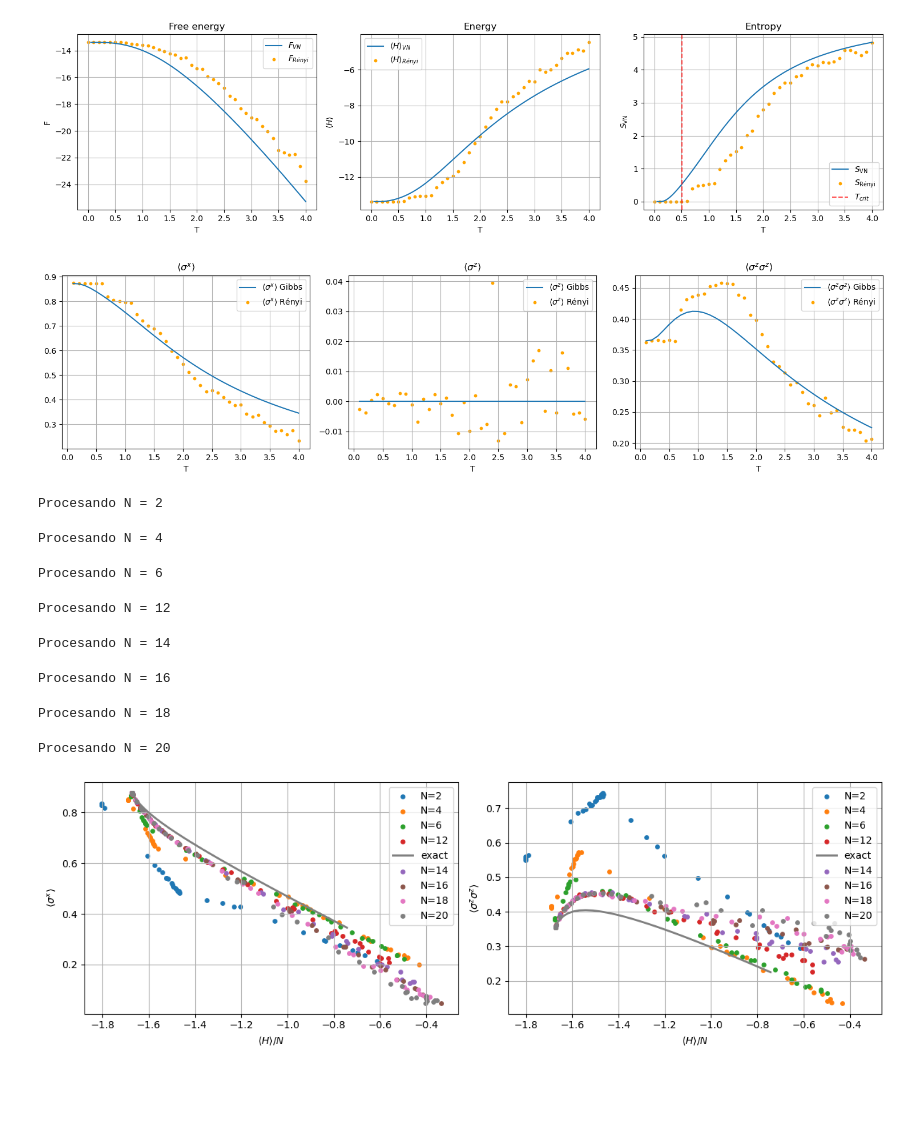
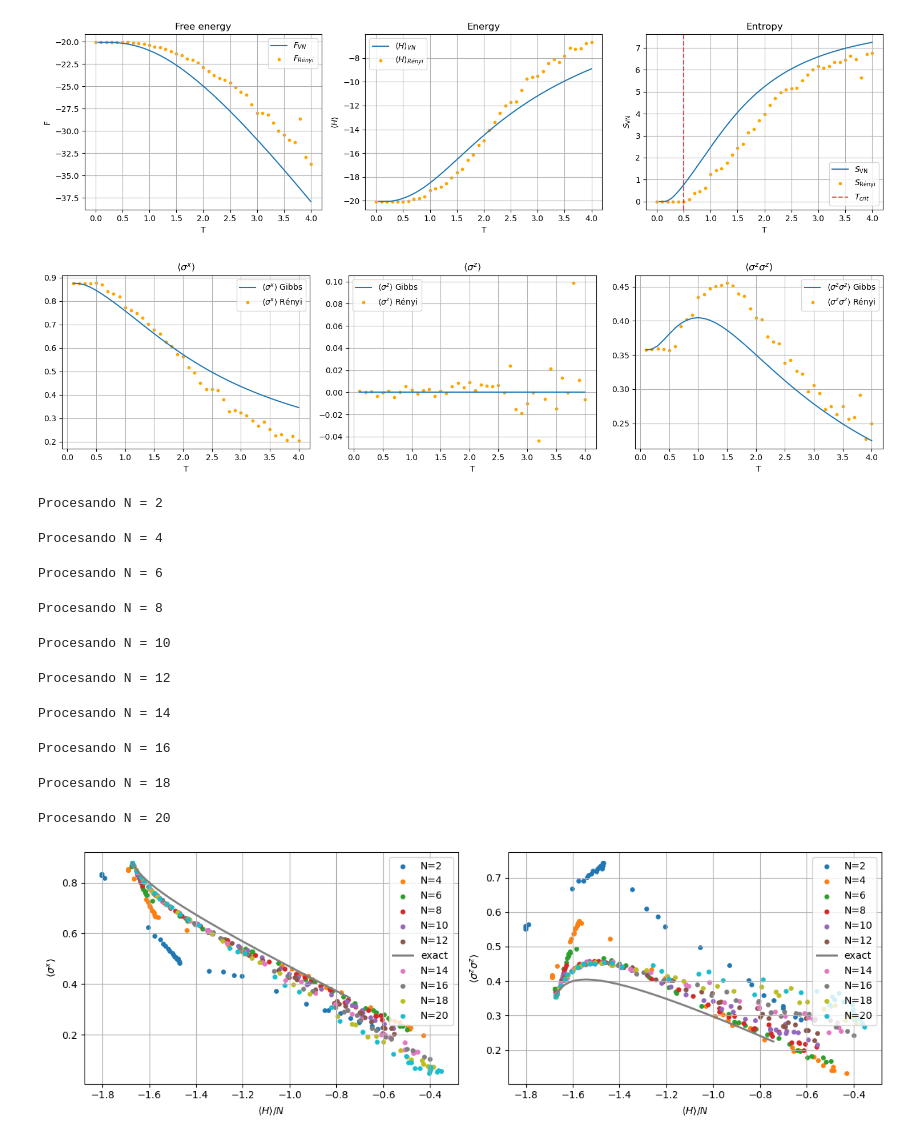
Before and after one commit to ismaelcastrouimp/TFM, a Jupyter notebook: notebooks/Renyi_vs_canonical.ipynb, the cells around one changed output. Drawn from its saved outputs; the diff is of its cells as text; code cells hidden in the pictures; blank space fills up the shorter version.

```diff
--- a/notebooks/Renyi_vs_canonical.ipynb
+++ b/notebooks/Renyi_vs_canonical.ipynb
@@ -7,7 +7,7 @@ import json
 import flax.serialization as serialization
 from tqdm import tqdm
 # %%
-N = 8
+N = 12
 data_file = f"../data/N{N}/results_N{N}_vs_T.txt"
 
 with open(data_file, "r") as f:
@@ -20,7 +20,7 @@ free_energy_results = data["free_energy"]
 # %%
 from netket.operator.spin import sigmax, sigmaz
 
-def hamltonian_system_anda_extended(Gamma, V, N, hi_system, hi_extended):
+def hamiltonian_system_and_extended(Gamma, V, N, hi_system, hi_extended):
     H_system = 0
     H_extended = 0
     for i in range(N):
@@ -34,7 +34,7 @@ Gamma = -1.5
 V = -1
 hi_system = nk.hilbert.Spin(s=1/2, N=N)
 hi_extended = nk.hilbert.Spin(s=1/2, N=2*N)
-H_system, H_extended = hamltonian_system_anda_extended(Gamma, V, N, hi_system, hi_extended)
+H_system, H_extended = hamiltonian_system_and_extended(Gamma, V, N, hi_system, hi_extended)
 # %%
 # --- Convertir H a matriz densa  ---
 H_matrix = H_system.to_dense()
@@ -103,7 +103,7 @@ axes[2].legend(); axes[2].grid(True)
 plt.tight_layout()
 plt.show()
 # %% [output]
-[figure, old version]
+[figure, new version]
 # %%
 def load_params(N, T, vstate):
     filename = f"../data/N{N}/params/params_T_{T:.3f}.msgpack"
@@ -207,9 +207,9 @@ axes[2].legend(); axes[2].grid(True)
 plt.tight_layout()
 plt.show()
 # %% [output]
-[figure, old version]
+[figure, new version]
 # %%
-N_list = [2, 4, 6, 12, 14, 16, 18, 20]
+N_list = [2, 4, 6, 8, 10, 12, 14, 16, 18, 20]
 
 T_array = np.array(data["T"])
 T_array = T_array[T_array >= 0.05]
@@ -228,7 +228,7 @@ for N in N_list:
     hi_extended = nk.hilbert.Spin(s=1/2, N=2*N)
 
     # Hamiltonianos
-    H_system, H_extended = hamltonian_system_anda_extended(Gamma, V, N, hi_system, hi_extended)
+    H_system, H_extended = hamiltonian_system_and_extended(Gamma, V, N, hi_system, hi_extended)
 
     # diagonalización exacta
     if not exact_drawn:
@@ -282,36 +282,38 @@ for N in N_list:
     #Plot Rényi
     axes[0].scatter(energies_renyi, sx_renyi, s=15, label=f"N={N}")
     axes[1].scatter(energies_renyi, szz_renyi, s=15, label=f"N={N}")
 
     # Plot exacto (una vez)
     if not exact_drawn:
         axes[0].plot(energies_exact, sx_exact, color="gray", linewidth=2, label="exact")
         axes[1].plot(energies_exact, szz_exact, color="gray", linewidth=2, label="exact")
         exact_drawn = True
 
 
 # Formato final
 axes[0].set_xlabel(r"$\langle H \rangle / N$")
 axes[1].set_xlabel(r"$\langle H \rangle / N$")
 
 axes[0].set_ylabel(r"$\langle \sigma^x \rangle$")
 axes[1].set_ylabel(r"$\langle \sigma^z \sigma^z \rangle$")
 
 axes[0].grid(True)
 axes[1].grid(True)
 
 axes[0].legend()
 axes[1].legend()
 
 plt.tight_layout()
 plt.show()
 # %% [output]
 Procesando N = 2
 Procesando N = 4
 Procesando N = 6
-Procesando N = 12
+Procesando N = 8
-Procesando N = 14
+Procesando N = 10
-Procesando N = 16
+Procesando N = 12
-Procesando N = 18
+Procesando N = 14
-Procesando N = 20
+Procesando N = 16
+Procesando N = 18
+Procesando N = 20
-[figure, old version]
+[figure, new version]
```
Also changed, not shown: parts of 3 cells of this notebook.
